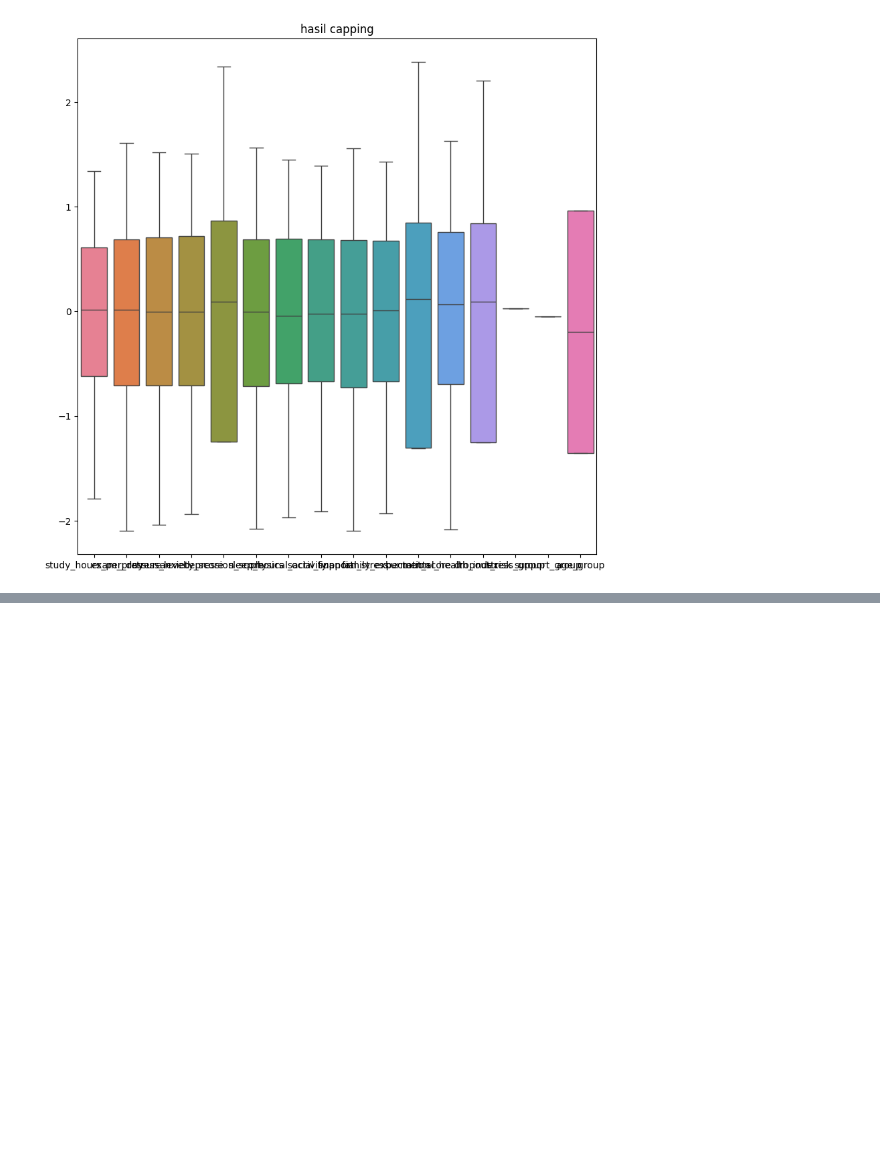
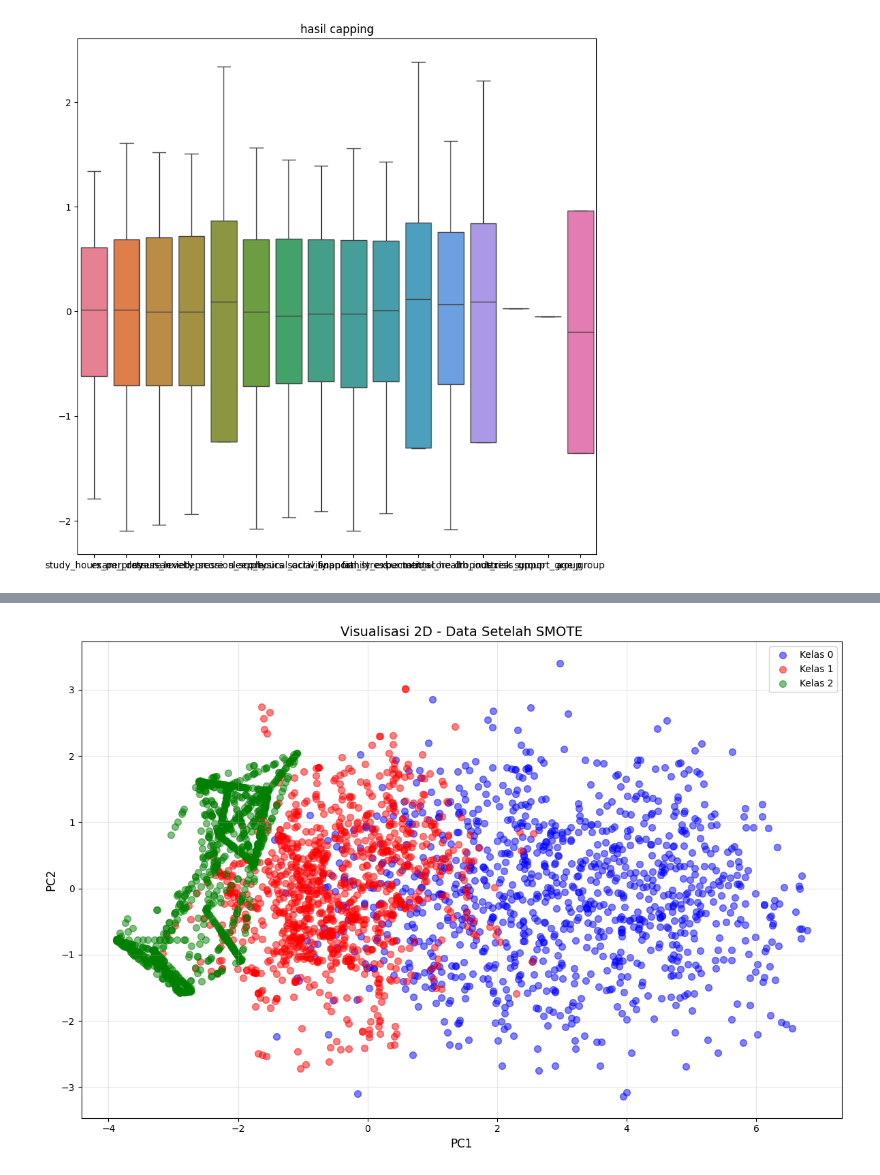
Before and after one commit to wen24-collab/MODEL-MACHINE-LEARNING-CLASSIFIICATION-TINGGKLAT-BRANOUT-SISWA-DAN-ORANG-DEWASA, a Jupyter notebook: prediksi_branour.ipynb, the cells around one changed output, grey strips where cells are left out. Cells and saved outputs as stored; diff of their text form; code cells hidden in the pictures; blank space fills up the shorter version.

```diff
--- a/prediksi_branour.ipynb
+++ b/prediksi_branour.ipynb
@@ -1041,0 +1073,32 @@ plt.show()
+# %%
+# Reduksi ke 2D
+pca = PCA(n_components=2)
+x_2d = pca.fit_transform(x_data)
+
+# Buat figure
+plt.figure(figsize=(12, 8))
+
+# Plot setiap kelas dengan warna berbeda
+# Kelas 0
+plt.scatter(x_2d[y_data==0, 0], x_2d[y_data==0, 1],
+            c='blue', label='Kelas 0', alpha=0.5, s=50)
+
+# Kelas 1
+plt.scatter(x_2d[y_data==1, 0], x_2d[y_data==1, 1],
+            c='red', label='Kelas 1', alpha=0.5, s=50)
+
+# Kelas 2
+plt.scatter(x_2d[y_data==2, 0], x_2d[y_data==2, 1],
+            c='green', label='Kelas 2', alpha=0.5, s=50)
+
+# Label dan title
+plt.xlabel('PC1', fontsize=12)
+plt.ylabel('PC2', fontsize=12)
+plt.title('Visualisasi 2D - Data Setelah SMOTE', fontsize=14)
+plt.legend()
+plt.grid(True, alpha=0.3)
+
+plt.tight_layout()
+plt.show()
+# %% [output]
+[figure, added]
```
Also changed, not shown: parts of 6 cells of this notebook.
